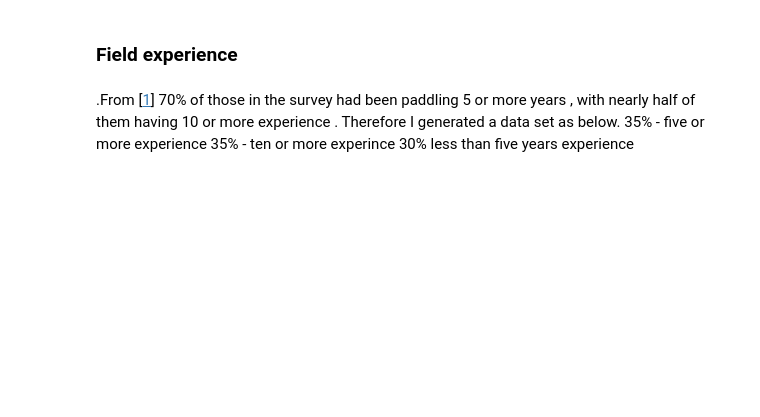
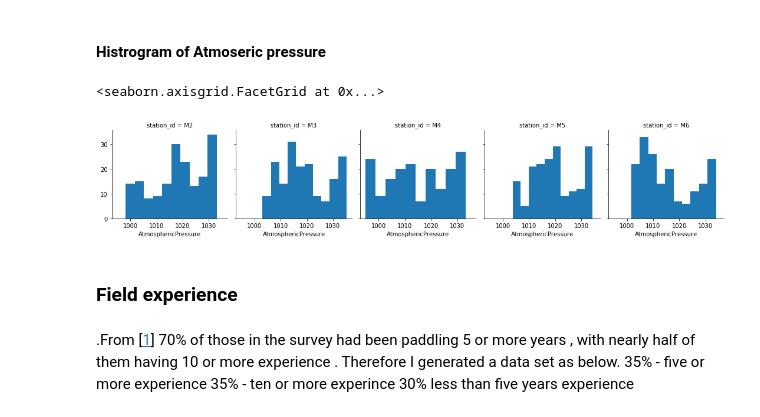
Before and after one commit to neadie/ProgrammingForDataAnalyticsProject, a Jupyter notebook: ProgrammingForDataAnalyticsProject.ipynb, the cells around one changed output. Saved outputs shown, nothing was run; the diff lists cells and outputs as text; code cells hidden in the pictures; blank space fills up the shorter version.

```diff
--- a/ProgrammingForDataAnalyticsProject.ipynb
+++ b/ProgrammingForDataAnalyticsProject.ipynb
@@ -6,0 +11,4 @@ import pandas as pd
+# %%
+waveBuoyReal = pd.read_csv('IWBNetwork_d7a0_c1fd_81c3.csv')
+
+waveBuoyReal.head()
@@ -6,0 +25,3 @@ import pandas as pd
+# %%
+waveBuoyRealDataSet = waveBuoyReal.iloc[1:]
+waveBuoyRealDataSet.head()
@@ -6,0 +54,3 @@ import pandas as pd
+# %%
+realwaveBuoyDataSet = waveBuoyRealDataSet[['station_id','time','AtmosphericPressure','WindDirection','WindSpeed','Gust','WaveHeight','WavePeriod','Hmax','AirTemperature','SeaTemperature','RelativeHumidity']]
+realwaveBuoyDataSet.dtypes
@@ -6,0 +74,14 @@ import pandas as pd
+# %%
+realwaveBuoyDataSet.iloc[:,0]= realwaveBuoyDataSet.iloc[:,0].astype(str)
+realwaveBuoyDataSet.iloc[:,1] = pd.to_datetime(realwaveBuoyDataSet.iloc[:,1],errors='ignore')
+realwaveBuoyDataSet.iloc[:,2] = pd.to_numeric(realwaveBuoyDataSet.iloc[:,2],errors='ignore')
+realwaveBuoyDataSet.iloc[:,3] = pd.to_numeric(realwaveBuoyDataSet.iloc[:,3],errors='ignore')
+realwaveBuoyDataSet.iloc[:,4] = pd.to_numeric(realwaveBuoyDataSet.iloc[:,4],errors='ignore')
+realwaveBuoyDataSet.iloc[:,5] = pd.to_numeric(realwaveBuoyDataSet.iloc[:,5],errors='ignore')
+realwaveBuoyDataSet.iloc[:,6] = pd.to_numeric(realwaveBuoyDataSet.iloc[:,6],errors='ignore')
+realwaveBuoyDataSet.iloc[:,7] = pd.to_numeric(realwaveBuoyDataSet.iloc[:,7],errors='ignore')
+realwaveBuoyDataSet.iloc[:,8] = pd.to_numeric(realwaveBuoyDataSet.iloc[:,8],errors='ignore')
+realwaveBuoyDataSet.iloc[:,9] = pd.to_numeric(realwaveBuoyDataSet.iloc[:,9],errors='ignore')
+realwaveBuoyDataSet.iloc[:,10] = pd.to_numeric(realwaveBuoyDataSet.iloc[:,10],errors='ignore')
+realwaveBuoyDataSet.iloc[:,11] = pd.to_numeric(realwaveBuoyDataSet.iloc[:,11],errors='ignore')
+realwaveBuoyDataSet.dtypes
@@ -6,0 +102,10 @@ import pandas as pd
+# %% [markdown]
+#### Histrogram of Atmoseric pressure
+# %%
+
+g = sns.FacetGrid(realwaveBuoyDataSet , col="station_id")
+g = g.map(plt.hist, "AtmosphericPressure")
+g
+# %% [output]
+<seaborn.axisgrid.FacetGrid at 0x...>
+[figure, added]
```
Also changed, not shown: parts of 23 cells of this notebook.
